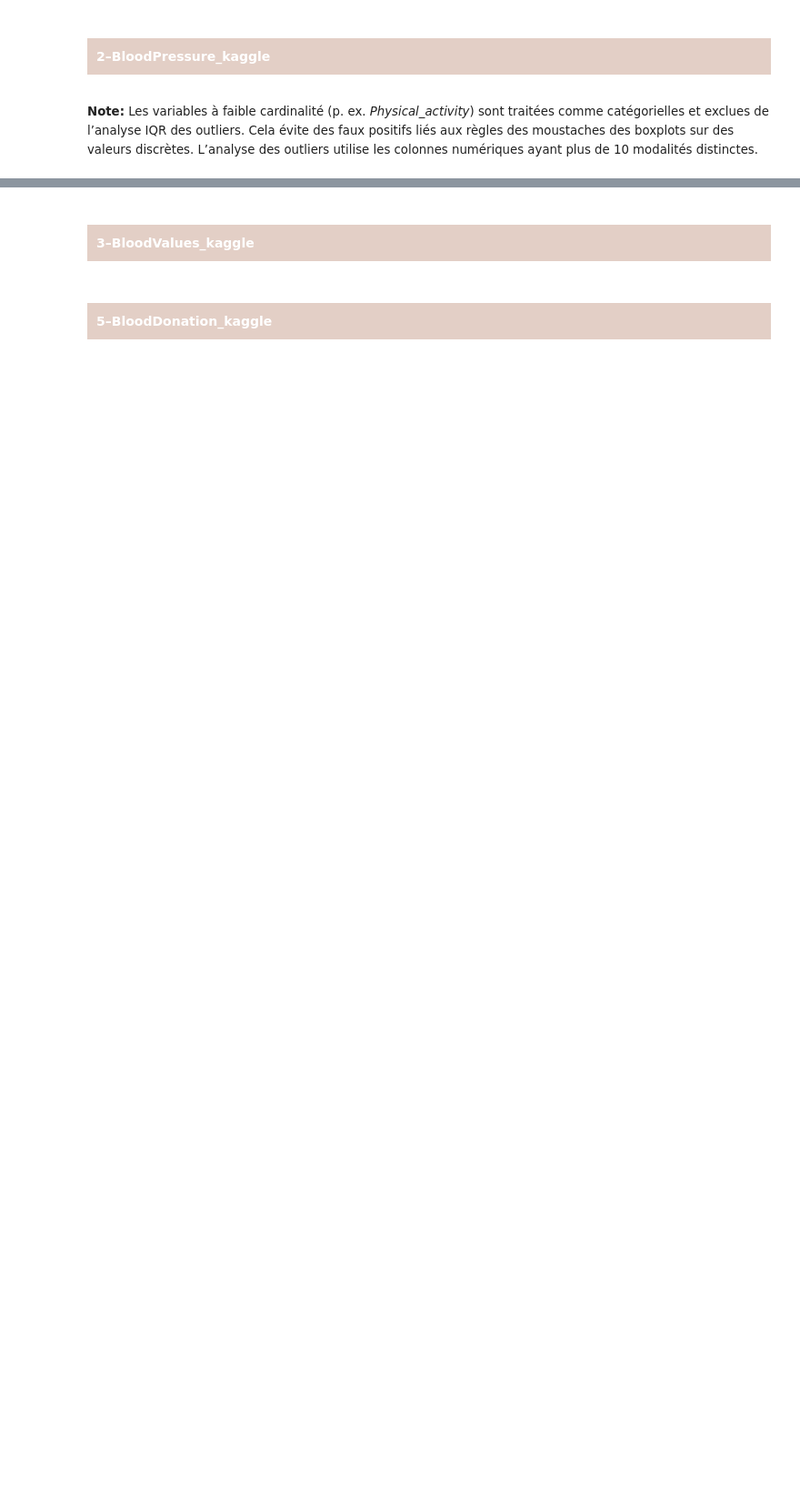
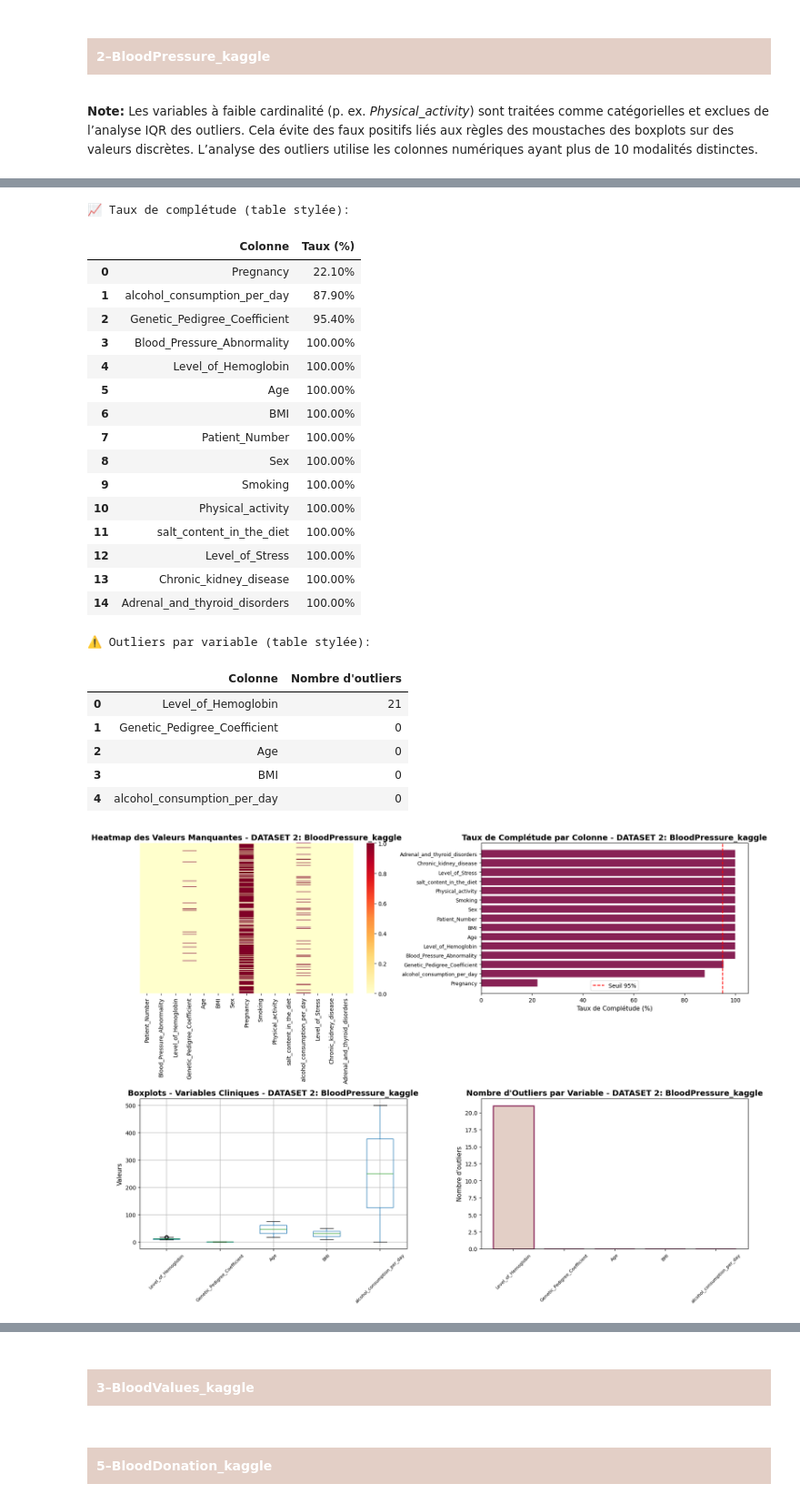
Before and after one commit to lafilledepondy/bloodDataAnalysis, a Jupyter notebook: Aftisse.Ravendirane.2.ipynb, the cells around one changed output, grey strips where cells are left out. Shown at 91% size. Saved outputs shown, nothing was run; the diff lists cells and outputs as text; code cells hidden in the pictures; blank space fills up the shorter version.

```diff
--- a/Aftisse.Ravendirane.2.ipynb
+++ b/Aftisse.Ravendirane.2.ipynb
@@ -1340,10 +1485,13 @@ print(df.head())
  Cela évite des faux positifs liés aux règles des moustaches des boxplots sur des valeurs discrètes. L’analyse des outliers utilise les colonnes numériques
  ayant plus de 10 modalités distinctes.</div>
 # %%
+clinical_vars = [c for c in BloodPressure_kaggle.select_dtypes(include=['number']).columns if BloodPressure_kaggle[c].nunique() > 10 and c != "Physical_activity" and c != "salt_content_in_the_diet" and c != "Patient_Number"]
+
 analyze_dataset_quality(
     BloodPressure_kaggle,
-    clinical_vars=[c for c in BloodPressure_kaggle.select_dtypes(include=['number']).columns if BloodPressure_kaggle[c].nunique() > 10],
+    clinical_vars=clinical_vars,
     # clinical_vars=None,
     dataset_name="DATASET 2: BloodPressure_kaggle",
     completeness_threshold=95
 )
+# %% [output]
@@ -1350 +1507,26 @@ analyze_dataset_quality(
+📈 Taux de complétude (table stylée):
+|  | Colonne | Taux (%) |
+| 0 | Pregnancy | 22.10% |
+| 1 | alcohol_consumption_per_day | 87.90% |
+| 2 | Genetic_Pedigree_Coefficient | 95.40% |
+| 3 | Blood_Pressure_Abnormality | 100.00% |
+| 4 | Level_of_Hemoglobin | 100.00% |
+| 5 | Age | 100.00% |
+| 6 | BMI | 100.00% |
+| 7 | Patient_Number | 100.00% |
+| 8 | Sex | 100.00% |
+| 9 | Smoking | 100.00% |
+| 10 | Physical_activity | 100.00% |
+| 11 | salt_content_in_the_diet | 100.00% |
+| 12 | Level_of_Stress | 100.00% |
+| 13 | Chronic_kidney_disease | 100.00% |
+| 14 | Adrenal_and_thyroid_disorders | 100.00% |
+⚠️ Outliers par variable (table stylée):
+|  | Colonne | Nombre d'outliers |
+| 0 | Level_of_Hemoglobin | 21 |
+| 1 | Genetic_Pedigree_Coefficient | 0 |
+| 2 | Age | 0 |
+| 3 | BMI | 0 |
+| 4 | alcohol_consumption_per_day | 0 |
+[figure, added]
 # %% [markdown]
```
Also changed, not shown: parts of 17 cells of this notebook.
